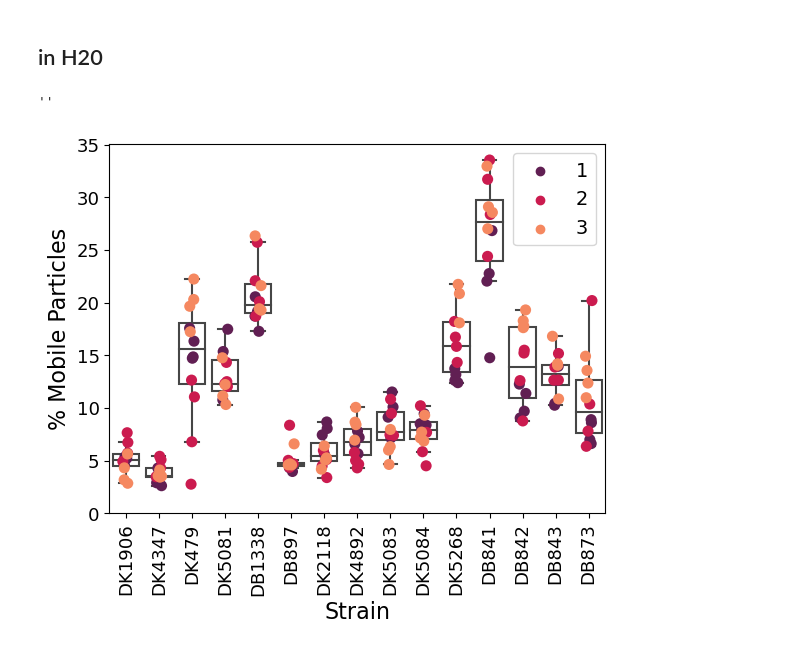
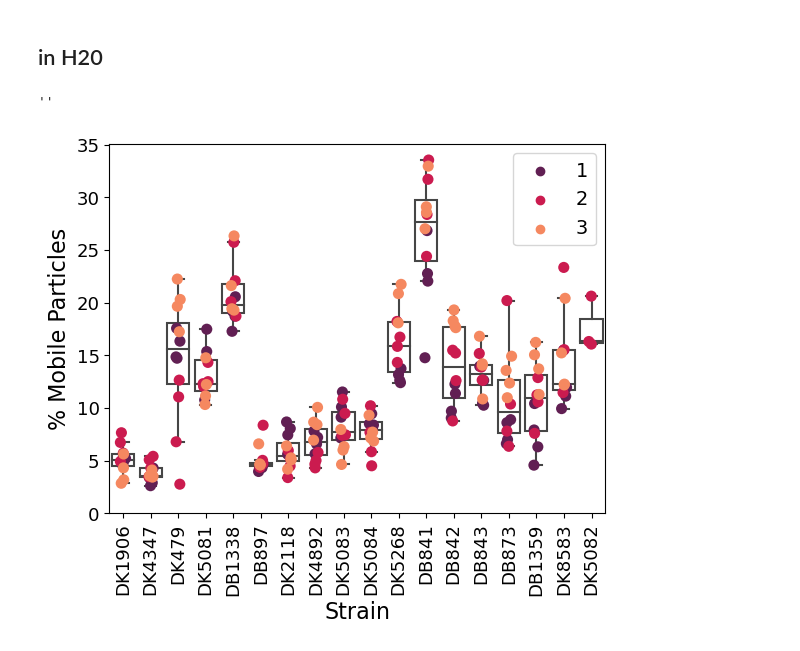
Before and after one commit to BiteenMatlab/basal_body_tracking, a Jupyter notebook: 6a_plot_mutant_mobility.ipynb, the cells around one changed output. Drawn from its saved outputs; the diff is of its cells as text; code cells hidden in the pictures.

```diff
--- a/6_plot_mutant_mobility.ipynb
+++ b/6a_plot_mutant_mobility.ipynb
@@ -600,42 +600,60 @@ data_excel = pd.read_excel(join(folder, fname), sheet_name=None)
 data_r3 = (data_excel[strain] for strain in strains) # small batch
 data_r3 = pd.concat(data_r3, ignore_index=True)
 
+# round 4
+strains = ('DB1359', 'DK8583', 'DK5082')
+folder = r"T:\MIGRATED\Lab_Members\Daniel_Foust\Data\Basal Bodies\mutants\Water Batch 4"
+fname = r"mobility results summary.xlsx"
+
+data_excel = pd.read_excel(join(folder, fname), sheet_name=None)
+data_r4 = (data_excel[strain] for strain in strains) # small batch
+data_r4 = pd.concat(data_r4, ignore_index=True)
+
+
 # combine
-data_all = pd.concat((data_sb, data_r2, data_r3), ignore_index=True)
+data_all = pd.concat((data_sb, data_r2, data_r3, data_r4), ignore_index=True)
 
 data_all['% mobile_particles'] = data_all['f_mobile_particles'] * 100
 data_all['% mobile_particles_weighted'] = data_all['f_mobile_particles_weighted'] * 100
 # %%
+save_folder = r"T:\MIGRATED\Lab_Members\Daniel_Foust\Data\Basal Bodies\mutants\plots"
+save_name = r"% mobile bb - updated 2024-02-08.svg"
+
 boxprops = {'facecolor': 4*[0]}
 pal = sns.color_palette('rocket', n_colors=3)
 
 fig, ax = plt.subplots(1,1)
 
 sns.boxplot(
     data=data_all,
     x='strain',
     y='% mobile_particles',
     boxprops=boxprops,
     showfliers=False,
     )
 
 sns.stripplot(
     data=data_all,
     x='strain',
     y='% mobile_particles',
     hue='Rep',
     palette=pal,
     size=8,
     )
 
 ax.set_ybound(lower=0)
 
 plt.legend(fontsize=14)
 plt.ylabel('% Mobile Particles', fontsize=16)
 plt.xlabel('Strain', fontsize=16)
 plt.xticks(fontsize=13, rotation='vertical')
 plt.yticks(fontsize=13)
+
+plt.savefig(join(save_folder, save_name),
+            dpi=600,
+            transparent=True,
+            bbox_inches='tight')
 ;
 # %% [output]
 ''
-[figure, old version]
+[figure, new version]
```
Also changed, not shown: 6 other files.
